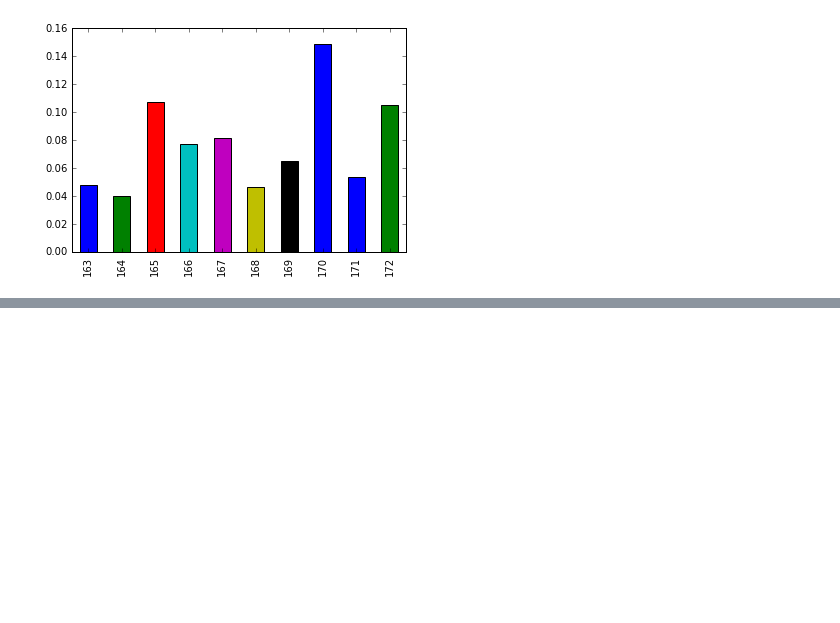
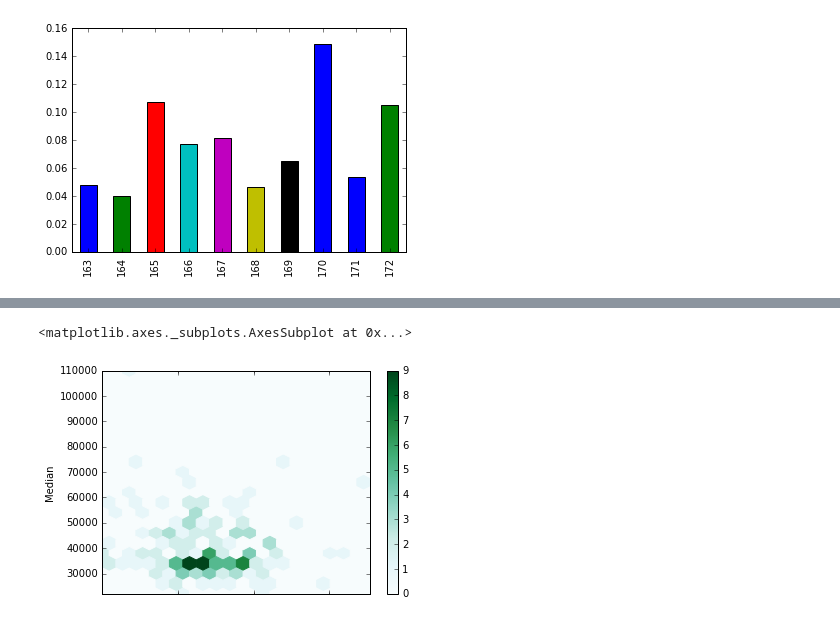
Before and after one commit to Push911/Machine-Learning, a Jupyter notebook: Kaggle data science competitions/Exploratory Data Visualization: Visualizing Earnings Based On College Majors.ipynb, the cells around one changed output, grey strips where cells are left out. Saved outputs shown, nothing was run; the diff lists cells and outputs as text; code cells hidden in the pictures; blank space fills up the shorter version.

```diff
--- a/Kaggle data science competitions/Exploratory Data Visualization: Visualizing Earnings Based On College Majors.ipynb
+++ b/Kaggle data science competitions/Exploratory Data Visualization: Visualizing Earnings Based On College Majors.ipynb
@@ -195,0 +233,5 @@ recentGrads.Men
+# %%
+recentGrads.plot.hexbin(x="Unemployment_rate", y="Median", gridsize=20)
+# %% [output]
+<matplotlib.axes._subplots.AxesSubplot at 0x...>
+[figure, added]
```
Also changed, not shown: parts of 9 cells of this notebook.
